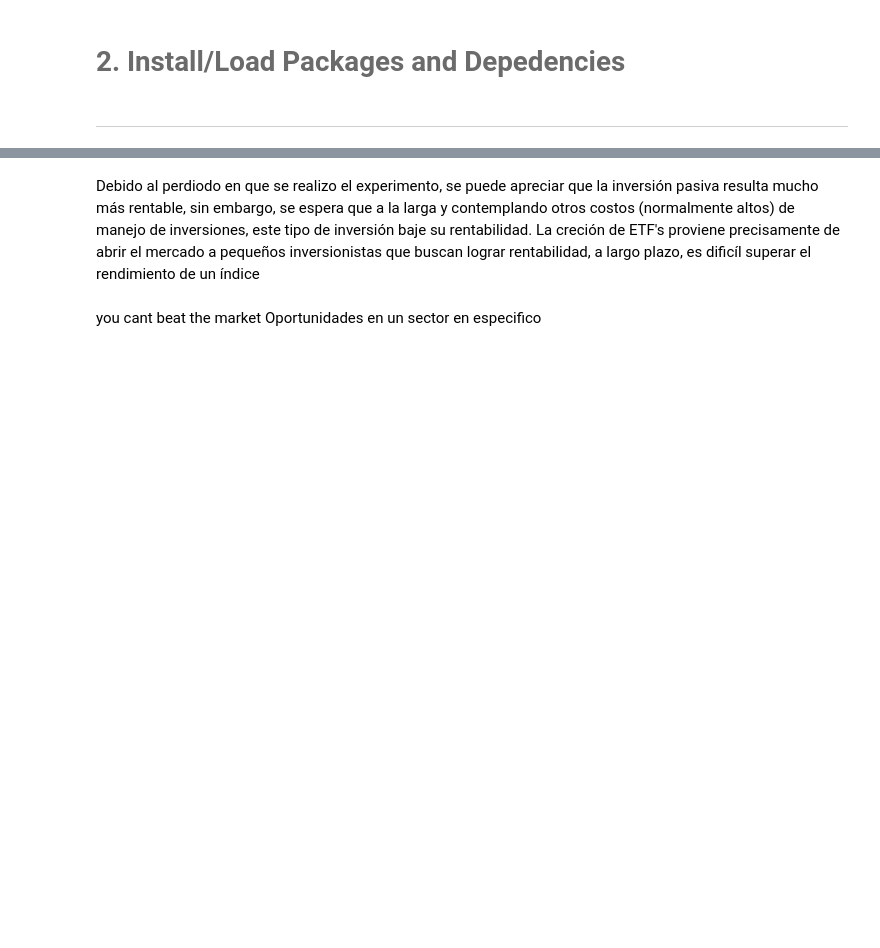
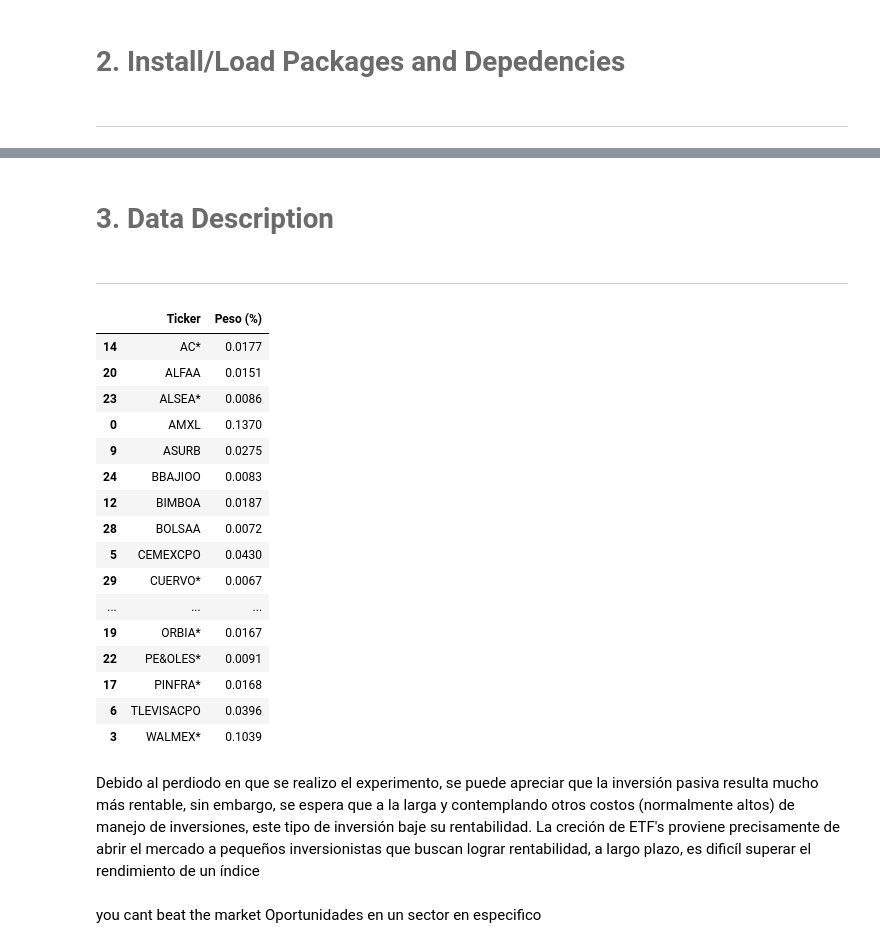
Before and after one commit to Aranzazu-R/Lab1AranzazuR, a Jupyter notebook: Laboratorio1AranzazuR.ipynb, the cells around one changed output, grey strips where cells are left out. Drawn from its saved outputs; the diff is of its cells as text; code cells hidden in the pictures; blank space fills up the shorter version.

Commit message:
Mod data y functions
falta visualizations :(

```diff
--- a/Laboratorio1AranzazuR.ipynb
+++ b/Laboratorio1AranzazuR.ipynb
@@ -78,3 +89,27 @@ import visualizations as vs
+# %% [markdown]
+# <font color= #6B6B6B> 3. Data Description </font>
+# %% [markdown]
+<hr style="border:0.02in solid gray"> </hr>
+# %%
+dt.weights1
+# %% [output]
+|  | Ticker | Peso (%) |
+| 14 | AC* | 0.0177 |
+| 20 | ALFAA | 0.0151 |
+| 23 | ALSEA* | 0.0086 |
+| 0 | AMXL | 0.1370 |
+| 9 | ASURB | 0.0275 |
+| 24 | BBAJIOO | 0.0083 |
+| 12 | BIMBOA | 0.0187 |
+| 28 | BOLSAA | 0.0072 |
+| 5 | CEMEXCPO | 0.0430 |
+| 29 | CUERVO* | 0.0067 |
+| ... | ... | ... |
+| 19 | ORBIA* | 0.0167 |
+| 22 | PE&OLES* | 0.0091 |
+| 17 | PINFRA* | 0.0168 |
+| 6 | TLEVISACPO | 0.0396 |
+| 3 | WALMEX* | 0.1039 |
 # %% [markdown]
 Debido al perdiodo en que se realizo el experimento, se puede apreciar que la inversión pasiva resulta mucho más rentable, sin embargo, se espera que a la larga y contemplando otros costos (normalmente altos) de manejo de inversiones, este tipo de inversión baje su rentabilidad.
 La creción de ETF's proviene precisamente de abrir el mercado a pequeños inversionistas que buscan lograr rentabilidad, a largo plazo, es dificíl superar el rendimiento de un índice
```
Also changed, not shown: parts of 7 cells of this notebook, 4 other files.
